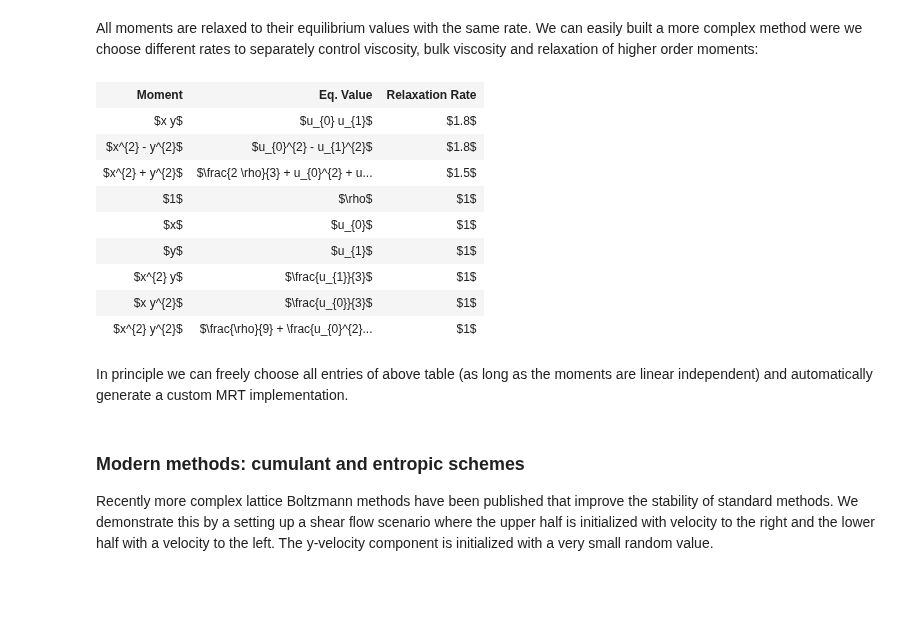
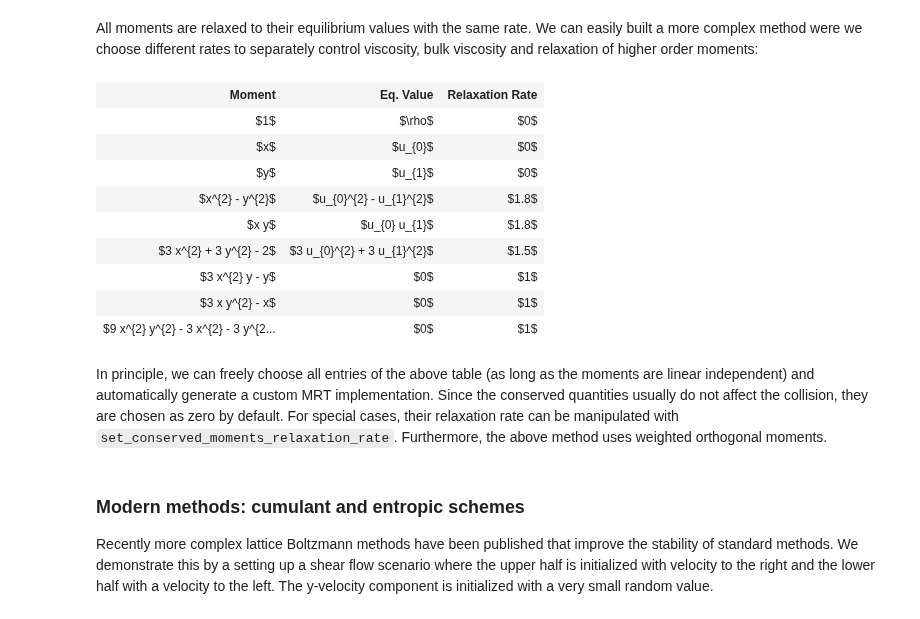
Before and after one commit to mabau/lbmpy, a Jupyter notebook: doc/notebooks/00_tutorial_lbmpy_walberla_overview.ipynb, the cells around one changed output. Cells and saved outputs as stored; diff of their text form; code cells hidden in the pictures; blank space fills up the shorter version.

```diff
--- a/doc/notebooks/00_tutorial_lbmpy_walberla_overview.ipynb
+++ b/doc/notebooks/00_tutorial_lbmpy_walberla_overview.ipynb
@@ -80,21 +82,22 @@ ldc.method
 # %% [markdown]
 All moments are relaxed to their equilibrium values with the same rate. We can easily built a more complex method were we choose different rates to separately control viscosity, bulk viscosity and relaxation of higher order moments:
 # %%
-mrt_ldc = create_lid_driven_cavity(domain_size=(100, 40), method='mrt3', relaxation_rates=[1.8, 1.5, 1])
+mrt_ldc = create_lid_driven_cavity(domain_size=(100, 40), method='mrt',
+                                   relaxation_rates=[1.8, 1.5, 1, 1], weighted=True)
 mrt_ldc.method
 # %% [output]
 | Moment | Eq. Value | Relaxation Rate |
+| $1$ | $\rho$ | $0$ |
+| $x$ | $u_{0}$ | $0$ |
+| $y$ | $u_{1}$ | $0$ |
+| $x^{2} - y^{2}$ | $u_{0}^{2} - u_{1}^{2}$ | $1.8$ |
 | $x y$ | $u_{0} u_{1}$ | $1.8$ |
-| $x^{2} - y^{2}$ | $u_{0}^{2} - u_{1}^{2}$ | $1.8$ |
-| $x^{2} + y^{2}$ | $\frac{2 \rho}{3} + u_{0}^{2} + u... | $1.5$ |
-| $1$ | $\rho$ | $1$ |
-| $x$ | $u_{0}$ | $1$ |
-| $y$ | $u_{1}$ | $1$ |
-| $x^{2} y$ | $\frac{u_{1}}{3}$ | $1$ |
-| $x y^{2}$ | $\frac{u_{0}}{3}$ | $1$ |
-| $x^{2} y^{2}$ | $\frac{\rho}{9} + \frac{u_{0}^{2}... | $1$ |
+| $3 x^{2} + 3 y^{2} - 2$ | $3 u_{0}^{2} + 3 u_{1}^{2}$ | $1.5$ |
+| $3 x^{2} y - y$ | $0$ | $1$ |
+| $3 x y^{2} - x$ | $0$ | $1$ |
+| $9 x^{2} y^{2} - 3 x^{2} - 3 y^{2... | $0$ | $1$ |
 # %% [markdown]
-In principle we can freely choose all entries of above table (as long as the moments are linear independent) and automatically generate a custom MRT implementation.
+In principle, we can freely choose all entries of the above table (as long as the moments are linear independent) and automatically generate a custom MRT implementation. Since the conserved quantities usually do not affect the collision, they are chosen as zero by default. For special cases, their relaxation rate can be manipulated with `set_conserved_moments_relaxation_rate`. Furthermore, the above method uses weighted orthogonal moments.
 # %% [markdown]
 ### Modern methods: cumulant and entropic schemes
 
```
Also changed, not shown: parts of 6 cells of this notebook, 9 other files.
